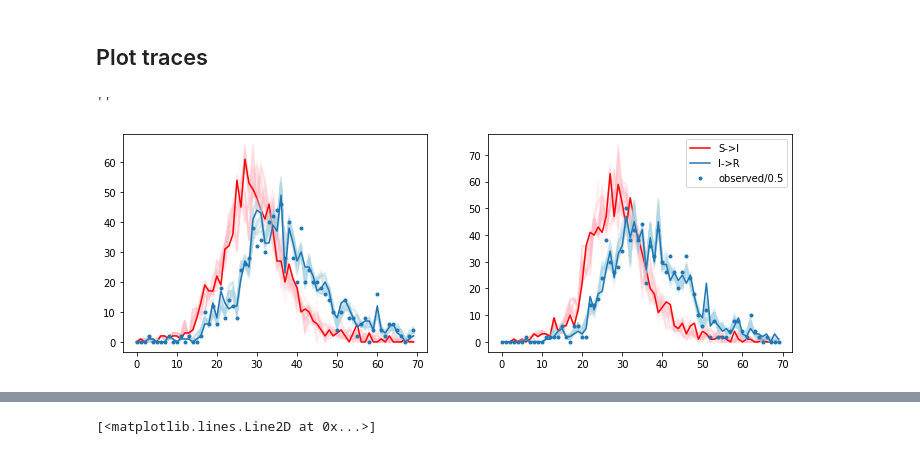
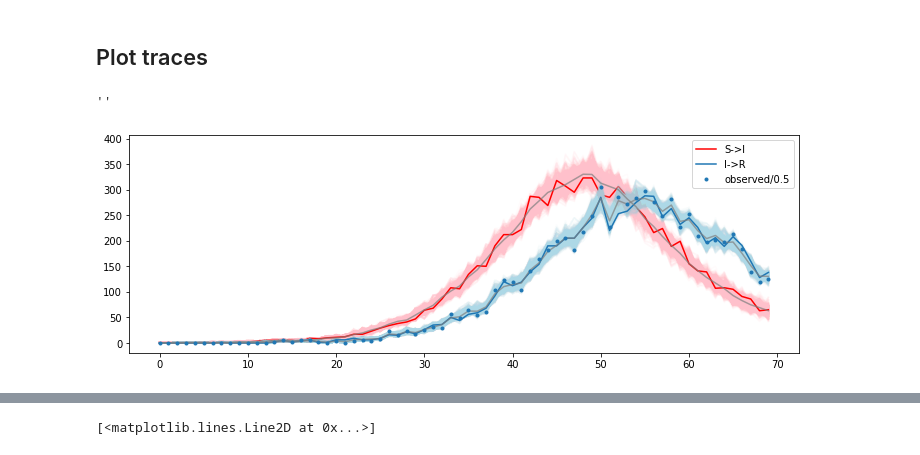
Before and after one commit to chrism0dwk/chain_binomial_rippler, a Jupyter notebook: CBR_SIR.ipynb, the cells around one changed output, grey strips where cells are left out. Cells and saved outputs as stored; diff of their text form; code cells hidden in the pictures.

```diff
--- a/CBR_SIR.ipynb
+++ b/CBR_SIR.ipynb
@@ -43,14 +43,13 @@ We implement this below using `gemlib`'s `DiscreteTimeStateTransitionModel`:
 stoichiometry = np.array([[-1, 1, 0],
                           [0, -1, 1]],
                          dtype=np.float32)
-init_state = np.array([[999.0, 1.0, 0.0],
-                       [1000.0, 0.0, 0.0]], dtype=np.float32)
+init_state = np.array([[9999.0, 1.0, 0.0]], dtype=np.float32)
 
 C = np.array([[0, 1],
               [1, 0]], dtype=np.float32)
 
 def hazard_fn(t, state):
-    si = (0.3 * state[..., 1] + 0.1 * tf.linalg.matvec(C, state[..., 1])) / tf.reduce_sum(state, axis=-1)
+    si = (0.3 * state[..., 1]) / tf.reduce_sum(state, axis=-1)
     ir = tf.broadcast_to(tf.constant([0.14]), si.shape)
     return [si, ir]
 
@@ -365,7 +356,7 @@ Acceptance: 0.674
 ## Now run within `tfp.mcmc.sample_chain` with XLA compilation switched on
 # %%
 # JIT compilation fails with `INVALID_ARGUMENT...on XLA_GPU_JIT: TensorListResize`
-nsamples = 1000
+nsamples = 10000
 
 @tf.function(jit_compile=True)
 def sample():
@@ -395,17 +387,19 @@ Acceptance: 0.684
 # %%
 def plot_meta(m, ax):
     ax.plot(samples[::10, m, :, 0].numpy().T, alpha=0.05, color='pink')
     ax.plot(events[m, :, 0].numpy(), color='red', label="S->I")
     ax.plot(samples[::10, m, :, 1].numpy().T, alpha=0.05, color='lightblue')
     ax.plot(events[m, :, 1].numpy(), color='C0', label="I->R")
+    ax.plot(np.mean(samples[::10, m, :, 0].numpy(), axis=0), alpha=0.7, color='grey')
+    ax.plot(np.mean(samples[::10, m, :, 1].numpy(), axis=0), alpha=0.7, color='grey')
     ax.plot(range(samples.shape[-2]), observed_cases[m]*2, '.', label='observed/0.5')
 
-fig, ax = plt.subplots(1, 2, figsize=[12, 4])
-plot_meta(0, ax[0])
-plot_meta(1, ax[1])
+fig, ax = plt.subplots(1, 1, figsize=[12, 4])
+plot_meta(0, ax)
+#plot_meta(1, ax[1])
 
 plt.legend()
 ;
 # %% [output]
 ''
-[figure, old version]
+[figure, new version]
```
Also changed, not shown: parts of 9 cells of this notebook, 3 other files.
